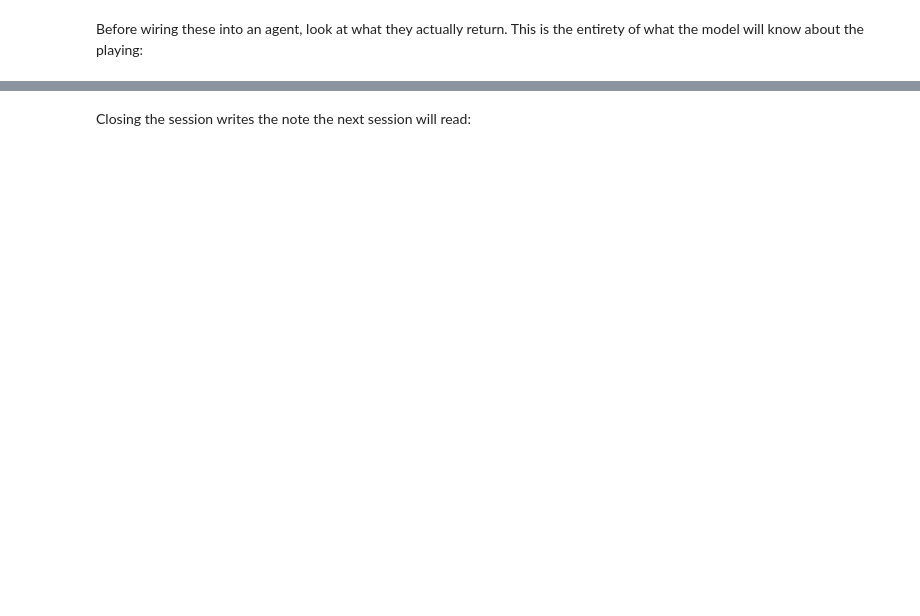
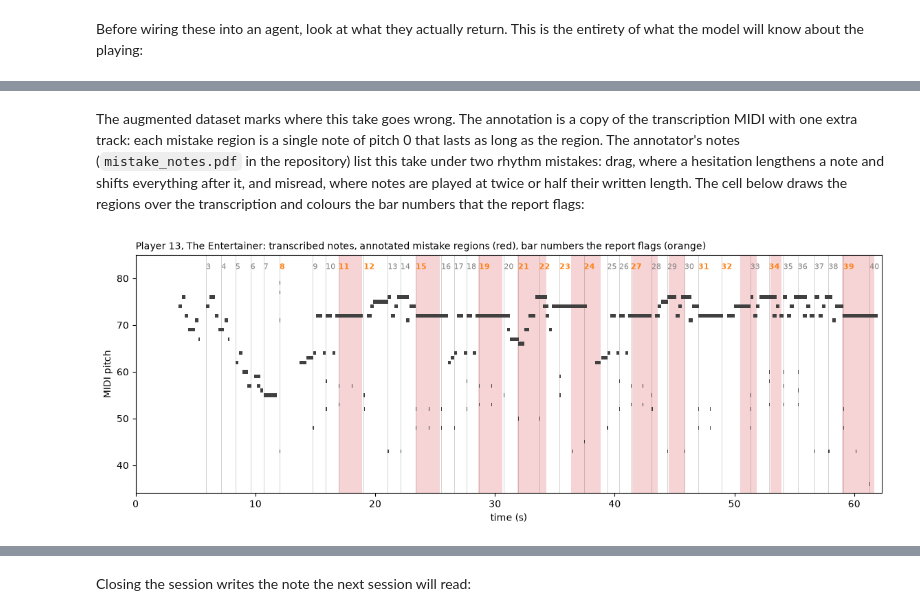
Before and after one commit to music-llm-tutorial/music-llm-tutorial.github.io, a Jupyter notebook: book/performing/agentic_demo.ipynb, the cells around one changed output, grey strips where cells are left out. Cells and saved outputs as stored; diff of their text form; code cells hidden in the pictures; blank space fills up the shorter version.

```diff
--- a/book/performing/agentic_demo.ipynb
+++ b/book/performing/agentic_demo.ipynb
@@ -290,8 +355,2 @@ WARNING:root:Tensorflow is not installed. If you plan to use a TF Saved Model, r
 # %% [markdown]
 Before wiring these into an agent, look at what they actually return. This is the entirety of what the model will know about the playing:
-# %%
-login("amy")
-report = json.loads(check_against_score("amy_take"))
-for bar in report["bars"]:
-    print(bar)
-print("extra unmatched notes:", report["extra_unmatched_notes"])
@@ -306,0 +357,4 @@ Read the report against what we injected. The wrong note in bar 2 is caught. Bar
+# %%
+report = json.loads(make_tools("p13")["check_against_score"]("p13_TheEntertainer"))
+print({k: v for k, v in report.items() if k != "bars"})
+pd.DataFrame(report["bars"]).set_index("bar")
@@ -306,0 +381,47 @@ Read the report against what we injected. The wrong note in bar 2 is caught. Bar
+# %% [markdown]
+The augmented dataset marks where this take goes wrong. The annotation is a copy of the transcription MIDI with one extra track: each mistake region is a single note of pitch 0 that lasts as long as the region. The annotator's notes (`mistake_notes.pdf` in the repository) list this take under two rhythm mistakes: drag, where a hesitation lengthens a note and shifts everything after it, and misread, where notes are played at twice or half their written length. The cell below draws the regions over the transcription and colours the bar numbers that the report flags:
+# %%
+import mido
+import matplotlib.pyplot as plt
+
+def annotated_regions(piece, number):
+    """Read the annotation track: each mistake region is one note of pitch 0."""
+    name = f"{piece_key(piece)}-{number:02d}-annot.mid".lower()
+    path = next(p for p in (EN / "Recordings_and_Alignments" / piece_key(piece)).iterdir()
+                if p.name.lower() == name)
+    t, start, regions = 0.0, None, []
+    for msg in mido.MidiFile(path):
+        t += msg.time
+        if msg.type == "note_on" and msg.note == 0 and msg.velocity > 0:
+            start = t
+        elif msg.type in ("note_on", "note_off") and msg.note == 0 and start is not None:
+            regions.append((start, t))
+            start = None
+    return regions
+
+played = transcribe("p13_TheEntertainer").note_array()
+regions = annotated_regions("The Entertainer", HELD_OUT["p13"]["recording_number"])
+flagged = {b["bar"] for b in report["bars"]
+           if b["wrong_notes"] or b["missed_notes"] or b["extra_notes"]
+           or (b["length_vs_median_bar"] or 0) >= 1.3}
+
+fig, ax = plt.subplots(figsize=(14, 4.5))
+for s, e in regions:
+    ax.axvspan(s, e, color="tab:red", alpha=0.2, lw=0)
+ax.barh(played["pitch"], played["duration_sec"], left=played["onset_sec"],
+        height=0.8, color="0.25")
+top = played["pitch"].max() + 3
+for b in report["bars"]:
+    if b["start_s"] is None:
+        continue
+    ax.axvline(b["start_s"], color="0.8", lw=0.6, zorder=0)
+    hit = b["bar"] in flagged
+    ax.text(b["start_s"], top, str(b["bar"]), fontsize=8, ha="left",
+            color="tab:orange" if hit else "0.5", weight="bold" if hit else "normal")
+ax.set(xlabel="time (s)", ylabel="MIDI pitch", ylim=(played["pitch"].min() - 2, top + 3),
+       xlim=(0, played["onset_sec"].max() + 1))
+ax.set_title("Player 13, The Entertainer: transcribed notes, annotated mistake regions (red), "
+             "bar numbers the report flags (orange)", loc="left", fontsize=10)
+plt.show()
+# %% [output]
+[figure, added]
```
Also changed, not shown: parts of 62 cells of this notebook, 1 other file.
